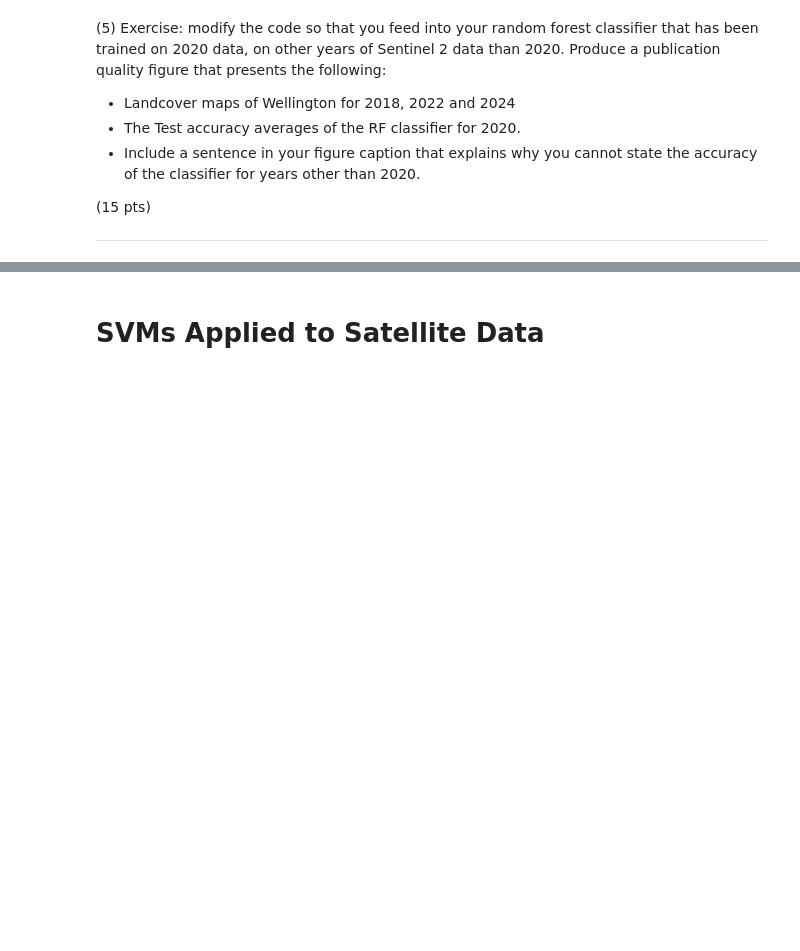
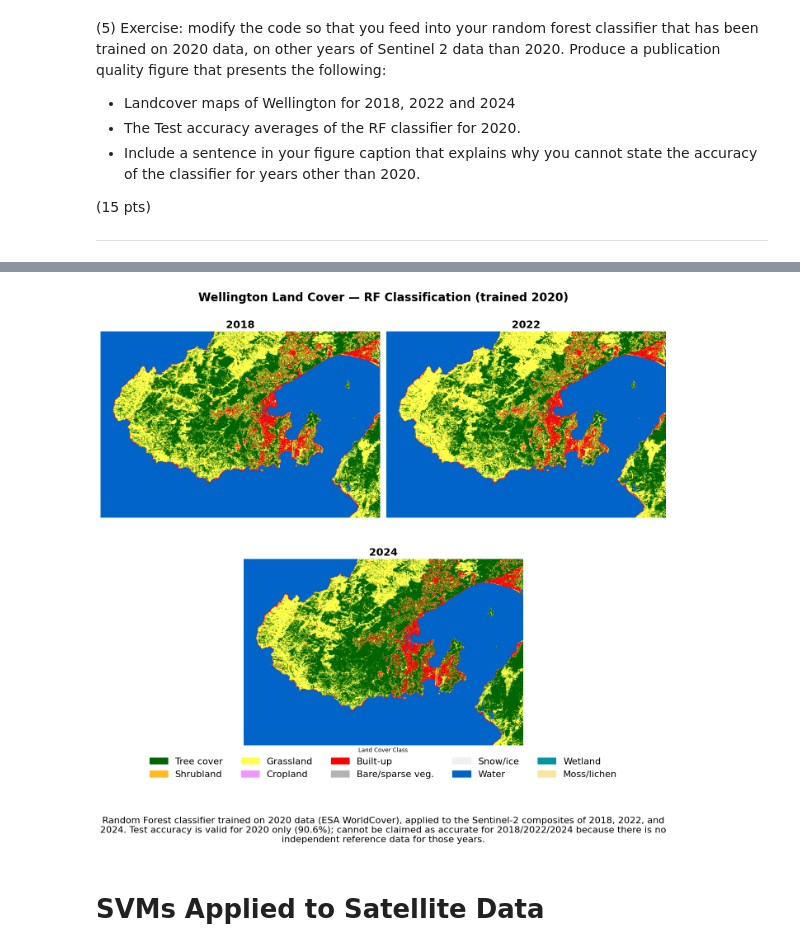
Before and after one commit to fuadfach/geog761lab, a Jupyter notebook: 761_Lab2_fuad.ipynb, the cells around one changed output, grey strips where cells are left out. Saved outputs shown, nothing was run; the diff lists cells and outputs as text; code cells hidden in the pictures; blank space fills up the shorter version.

Commit message:
update number 5 plotting

```diff
--- a/761_Lab2_fuad.ipynb
+++ b/761_Lab2_fuad.ipynb
@@ -366,3 +344,80 @@ plt.show()
+# %%
+# Additional required packages
+import matplotlib.patches as patches
+import matplotlib.pyplot as plt
+import matplotlib.gridspec as gridspec
+import urllib.request
+import tempfile
+import matplotlib.image as mpimg
+
+esa_colors = ['006400', 'ffbb22', 'ffff4c', 'f096ff', 'fa0000',
+              'b4b4b4', 'f0f0f0', '0064c8', '0096a0', 'fae6a0']
+esa_colors_hex = ['#' + c for c in esa_colors]
+esa_labels = ['Tree cover', 'Shrubland', 'Grassland', 'Cropland', 'Built-up',
+              'Bare/sparse veg.', 'Snow/ice', 'Water', 'Wetland', 'Moss/lichen']
+
+thumb_params_base = {
+    'min': 1, 'max': 10,
+    'palette': esa_colors,
+    'region': aoi,
+    'dimensions': 1024,
+    'format': 'png'
+}
+
+classified_by_year = {
+    2018: classified_2018,
+    2022: classified_2022,
+    2024: classified_2024
+}
+
+# get thumbnail each year
+thumb_files = {}
+for year, img in classified_by_year.items():
+    url = img.getThumbURL(thumb_params_base)
+    fname = f'classified_{year}_thumb.png'
+    urllib.request.urlretrieve(url, fname)
+    thumb_files[year] = fname
+
+# Layout: 2018 & 2022 (top), 2024 (bottom)
+fig = plt.figure(figsize=(14, 12))
+gs = gridspec.GridSpec(2, 4, figure=fig, height_ratios=[1, 1])
+
+ax_2018 = fig.add_subplot(gs[0, 0:2])
+ax_2022 = fig.add_subplot(gs[0, 2:4])
+ax_2024 = fig.add_subplot(gs[1, 1:3])
+
+axes_map = {2018: ax_2018, 2022: ax_2022, 2024: ax_2024}
+
+for year, ax in axes_map.items():
+    img_arr = mpimg.imread(thumb_files[year])
+    ax.imshow(img_arr)
+    ax.set_title(f'{year}', fontsize=18, fontweight='bold')
+    ax.axis('off')
+
+fig.suptitle('Wellington Land Cover — RF Classification (trained 2020)',
+             fontsize=20, fontweight='bold', y=0.98)
+
+# Legend
+handles = [plt.Rectangle((0, 0), 1, 1, color=c) for c in esa_colors_hex]
+fig.legend(handles, esa_labels, loc='lower center', ncol=5,
+           bbox_to_anchor=(0.5, -0.02), fontsize=16, frameon=False,
+           title='Land Cover Class')
+
+# Caption
+caption = (
+    f"Random Forest classifier trained on 2020 data (ESA WorldCover), "
+    f"applied to the Sentinel-2 composites of 2018, 2022, and 2024. "
+    f"Test accuracy is valid for 2020 only ({overall_accuracy_2020:.1%}); "
+    f"cannot be claimed as accurate for 2018/2022/2024 because there is no "
+    f"independent reference data for those years."
+)
+fig.text(0.5, -0.08, caption, ha='center', va='top', fontsize=16, wrap=True)
+
+plt.tight_layout()
+plt.savefig('classified_panels_shared_legend_caption.png', dpi=300, bbox_inches='tight')
+plt.show()
+# %% [output]
+[figure, added]
 # %% [markdown]
 # SVMs Applied to Satellite Data
 # %%
```
Also changed, not shown: parts of 8 cells of this notebook.
